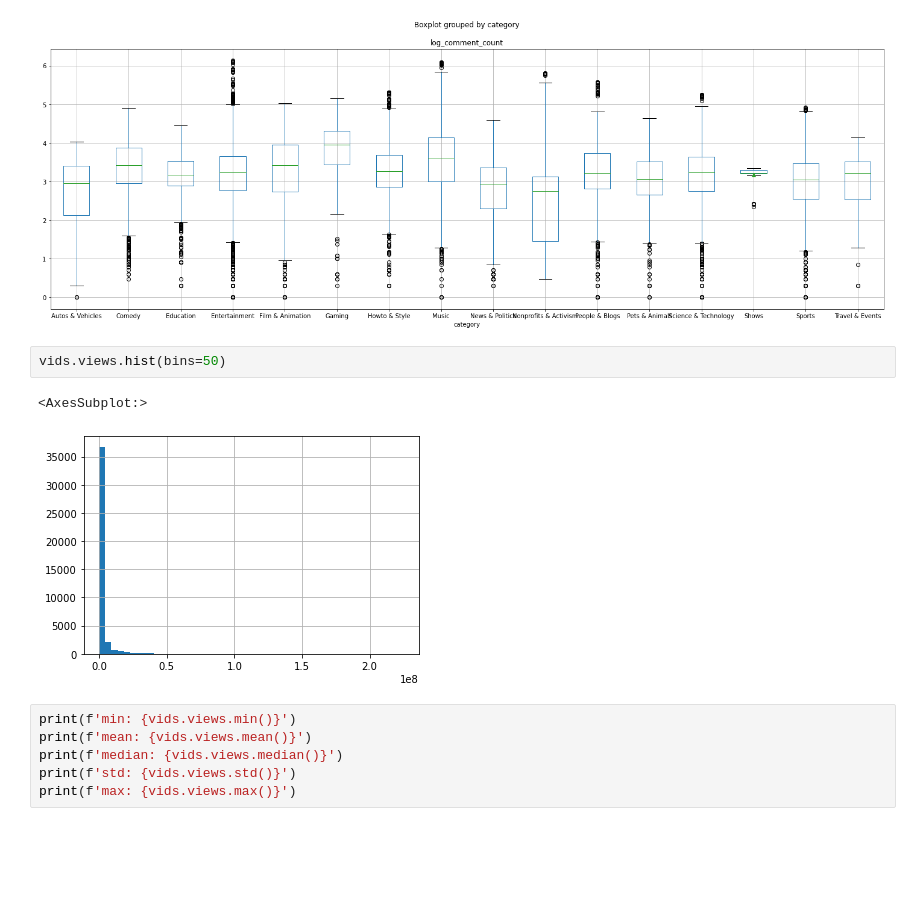
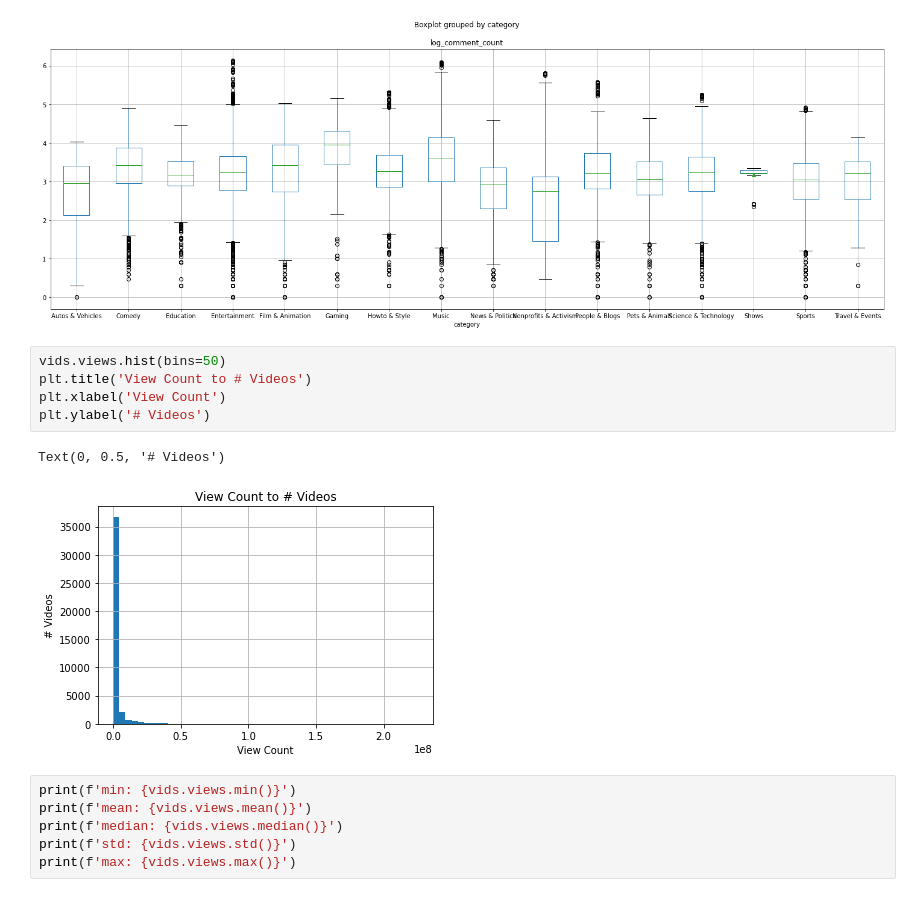
Before and after one commit to bi3mer/cs6140_final_project, a Jupyter notebook: data_analysis.ipynb, the cells around one changed output. Cells and saved outputs as stored; diff of their text form; blank space fills up the shorter version.

```diff
--- a/data_analysis.ipynb
+++ b/data_analysis.ipynb
@@ -113,11 +113,14 @@ vids.boxplot(column='log_comment_count', by='category', figsize=(24, 8), showmea
 # %% [output]
 <AxesSubplot:title={'center':'log_comment_count'}, xlabel='category'>
 [figure]
-# %%
-vids.views.hist(bins=50)
-# %% [output]
-<AxesSubplot:>
-[figure, removed]
+# %%
+vids.views.hist(bins=50)
+plt.title('View Count to # Videos')
+plt.xlabel('View Count')
+plt.ylabel('# Videos')
+# %% [output]
+Text(0, 0.5, '# Videos')
+[figure, added]
 # %%
 print(f'min: {vids.views.min()}')
 print(f'mean: {vids.views.mean()}')
```
Also changed, not shown: 7 other files.
